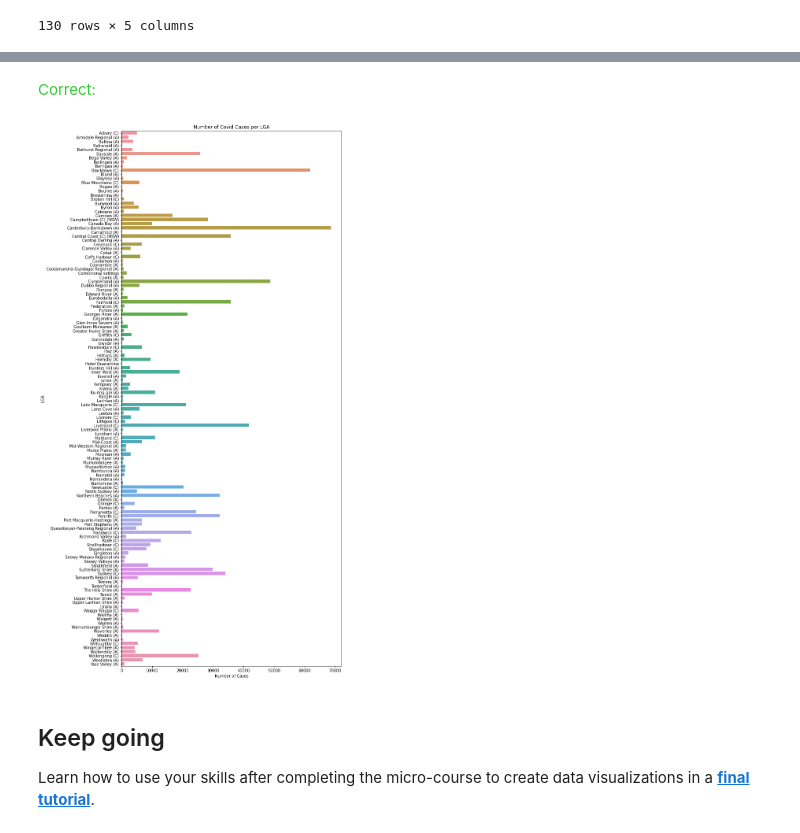
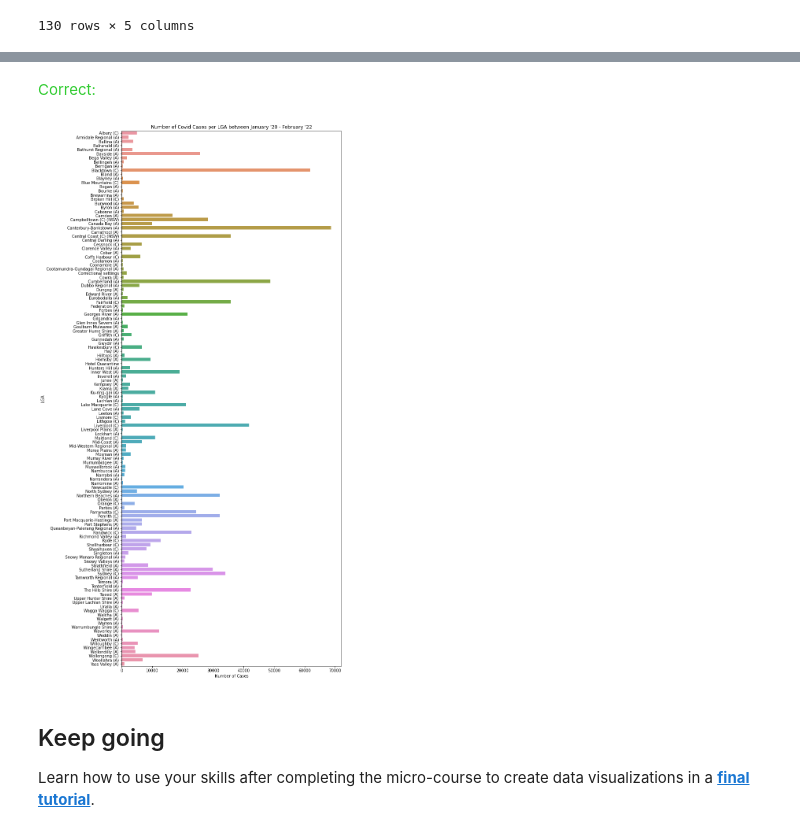
Before and after one commit to andersonlong/kaggle-courses, a Jupyter notebook: exercise-final-project.ipynb, the cells around one changed output, grey strips where cells are left out. Cells and saved outputs as stored; diff of their text form; code cells hidden in the pictures.

```diff
--- a/exercise-final-project.ipynb
+++ b/exercise-final-project.ipynb
@@ -131,24 +141,24 @@ my_data_grouped
 # %%
 # Create a plot
 plt.figure(figsize=(10,25))
 plot = sns.barplot(data=my_data_grouped,y=my_data_grouped.index,x='notification_date') # Your code here
 
 # Label axes
 plot.set_xlabel("Number of Cases")
 plot.set_ylabel("LGA")
 
 # Set title
-plot.set_title("Number of Covid Cases per LGA")
+plot.set_title("Number of Covid Cases per LGA between January '20 - February '22")
 
 # Save figure
 plt.savefig('covid_cases_per_lga')
 
 # Check that a figure appears below
 step_4.check()
 # %% [output]
 [interactive output not drawn]
 <span style="color:#33cc33">Correct:</span>
-[figure, old version]
+[figure, new version]
 # %% [markdown]
 ## Keep going
 
```
Also changed, not shown: parts of 1 cell of this notebook.
